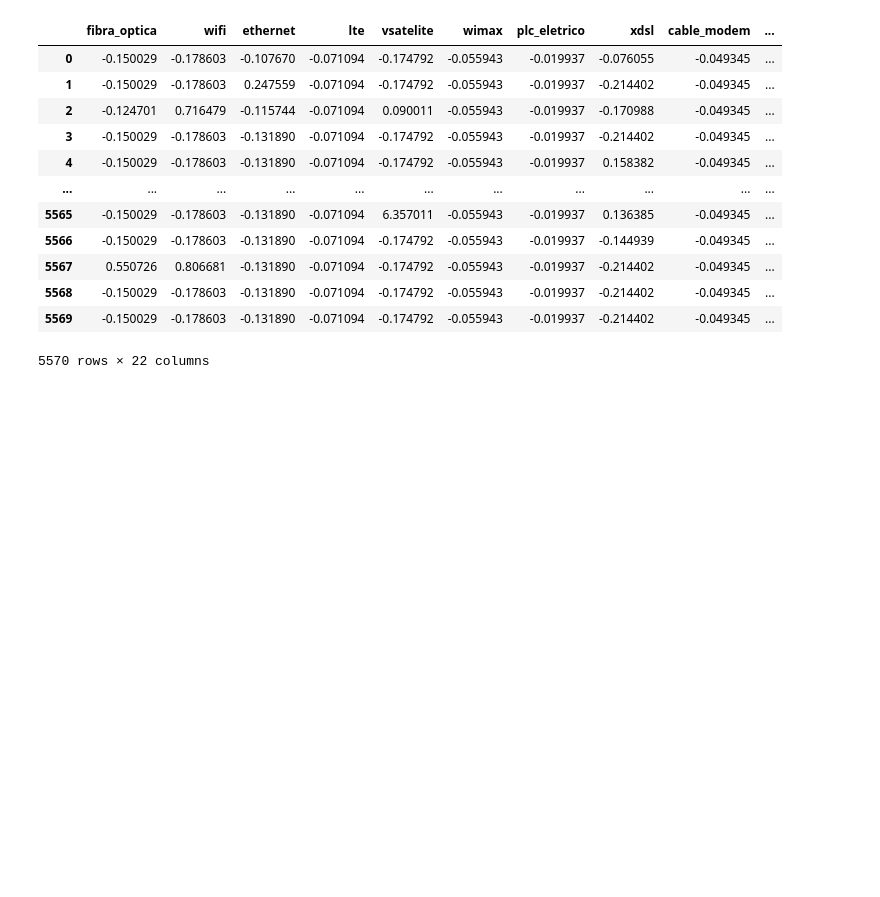
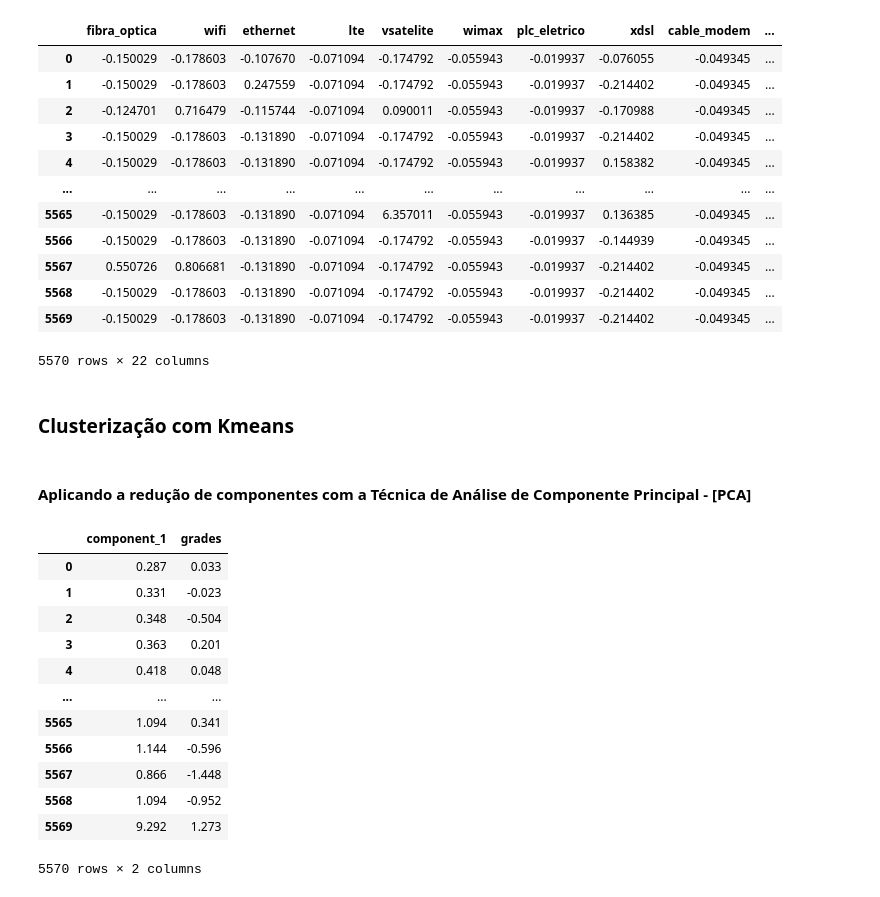
Before and after one commit to mcolazin/tcc_jupyter_new, a Jupyter notebook: part_4_cluster_analysis_with_knn.ipynb, the cells around one changed output. Saved outputs shown, nothing was run; the diff lists cells and outputs as text; code cells hidden in the pictures; blank space fills up the shorter version.

```diff
--- a/part_4_cluster_analysis_with_knn.ipynb
+++ b/part_4_cluster_analysis_with_knn.ipynb
@@ -104,3 +104,5 @@ complete_num_data_totalnet_reescale
 | 5568 | -0.150029 | -0.178603 | -0.131890 | -0.071094 | -0.174792 | -0.055943 | -0.019937 | -0.214402 | -0.049345 | ... |
 | 5569 | -0.150029 | -0.178603 | -0.131890 | -0.071094 | -0.174792 | -0.055943 | -0.019937 | -0.214402 | -0.049345 | ... |
 5570 rows × 22 columns
+# %% [markdown]
+### Clusterização com Kmeans
@@ -106,0 +113,25 @@ complete_num_data_totalnet_reescale
+# %% [markdown]
+#### Aplicando a redução de componentes com a Técnica de Análise de Componente Principal - [PCA]
+# %%
+pca = PCA(n_components= 1)
+data_pca = pca.fit_transform(complete_num_data_totalnet_reescale[['densidade_total_internet_fixa',
+                                                                  'remuneracao_media', 'gini', 'pib',
+                                                                  'pib_p_capta', 'media_idhm']])
+data_pca = pd.DataFrame(data_pca, columns=["component_1"]).join(
+    complete_num_data_totalnet_reescale['mean_grades_group_cities']).round(3)
+data_pca.columns = ["component_1", "grades"]
+data_pca
+# %% [output]
+|  | component_1 | grades |
+| 0 | 0.287 | 0.033 |
+| 1 | 0.331 | -0.023 |
+| 2 | 0.348 | -0.504 |
+| 3 | 0.363 | 0.201 |
+| 4 | 0.418 | 0.048 |
+| ... | ... | ... |
+| 5565 | 1.094 | 0.341 |
+| 5566 | 1.144 | -0.596 |
+| 5567 | 0.866 | -1.448 |
+| 5568 | 1.094 | -0.952 |
+| 5569 | 9.292 | 1.273 |
+5570 rows × 2 columns
```
Also changed, not shown: parts of 8 cells of this notebook.
